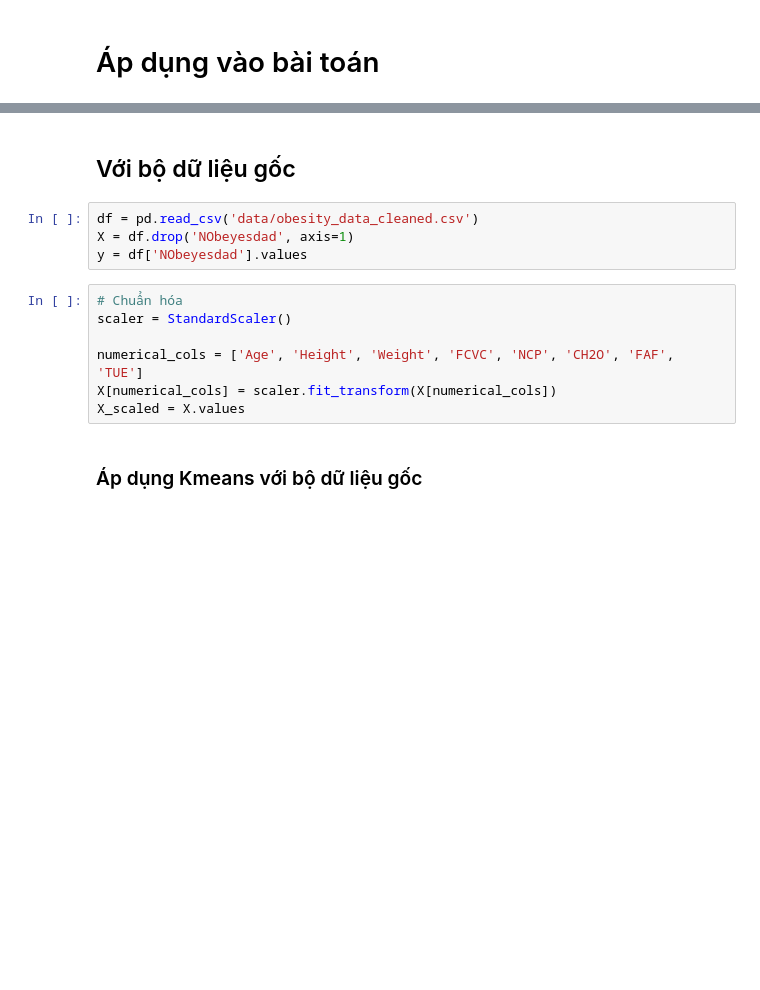
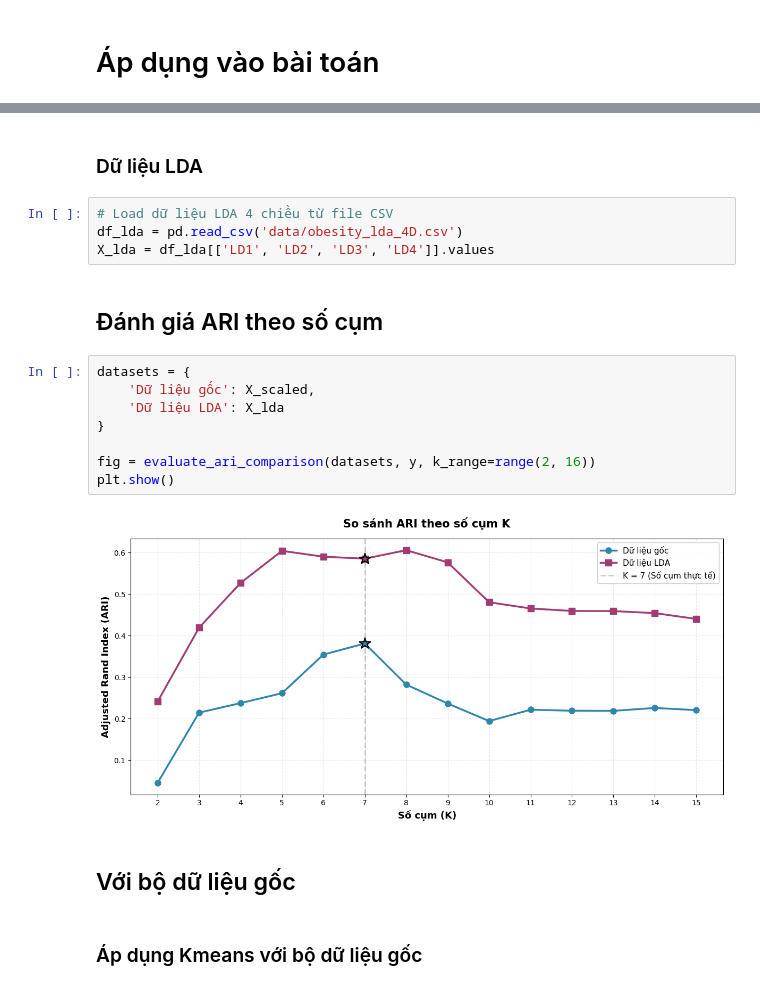
Before and after one commit to tranminhduc9/Obesity_Predict_ML, a Jupyter notebook: kmeans.ipynb, the cells around one changed output, grey strips where cells are left out. Saved outputs shown, nothing was run; the diff lists cells and outputs as text; blank space fills up the shorter version.

```diff
--- a/kmeans.ipynb
+++ b/kmeans.ipynb
@@ -103,16 +172,23 @@ def kmeans(X, K, max_iter=1000):
+# %% [markdown]
+### Dữ liệu LDA
+# %%
+# Load dữ liệu LDA 4 chiều từ file CSV
+df_lda = pd.read_csv('data/obesity_lda_4D.csv')
+X_lda = df_lda[['LD1', 'LD2', 'LD3', 'LD4']].values
+# %% [markdown]
+## Đánh giá ARI theo số cụm
+# %%
+datasets = {
+    'Dữ liệu gốc': X_scaled,
+    'Dữ liệu LDA': X_lda
+}
+
+fig = evaluate_ari_comparison(datasets, y, k_range=range(2, 16))
+plt.show()
+# %% [output]
+[figure, added]
 # %% [markdown]
 ## Với bộ dữ liệu gốc
-# %%
-df = pd.read_csv('data/obesity_data_cleaned.csv')
-X = df.drop('NObeyesdad', axis=1)
-y = df['NObeyesdad'].values
-# %%
-# Chuẩn hóa
-scaler = StandardScaler()
-
-numerical_cols = ['Age', 'Height', 'Weight', 'FCVC', 'NCP', 'CH2O', 'FAF', 'TUE']
-X[numerical_cols] = scaler.fit_transform(X[numerical_cols])
-X_scaled = X.values
 # %% [markdown]
 ### Áp dụng Kmeans với bộ dữ liệu gốc
 # %%
```
Also changed, not shown: parts of 11 cells of this notebook, 3 other files.
